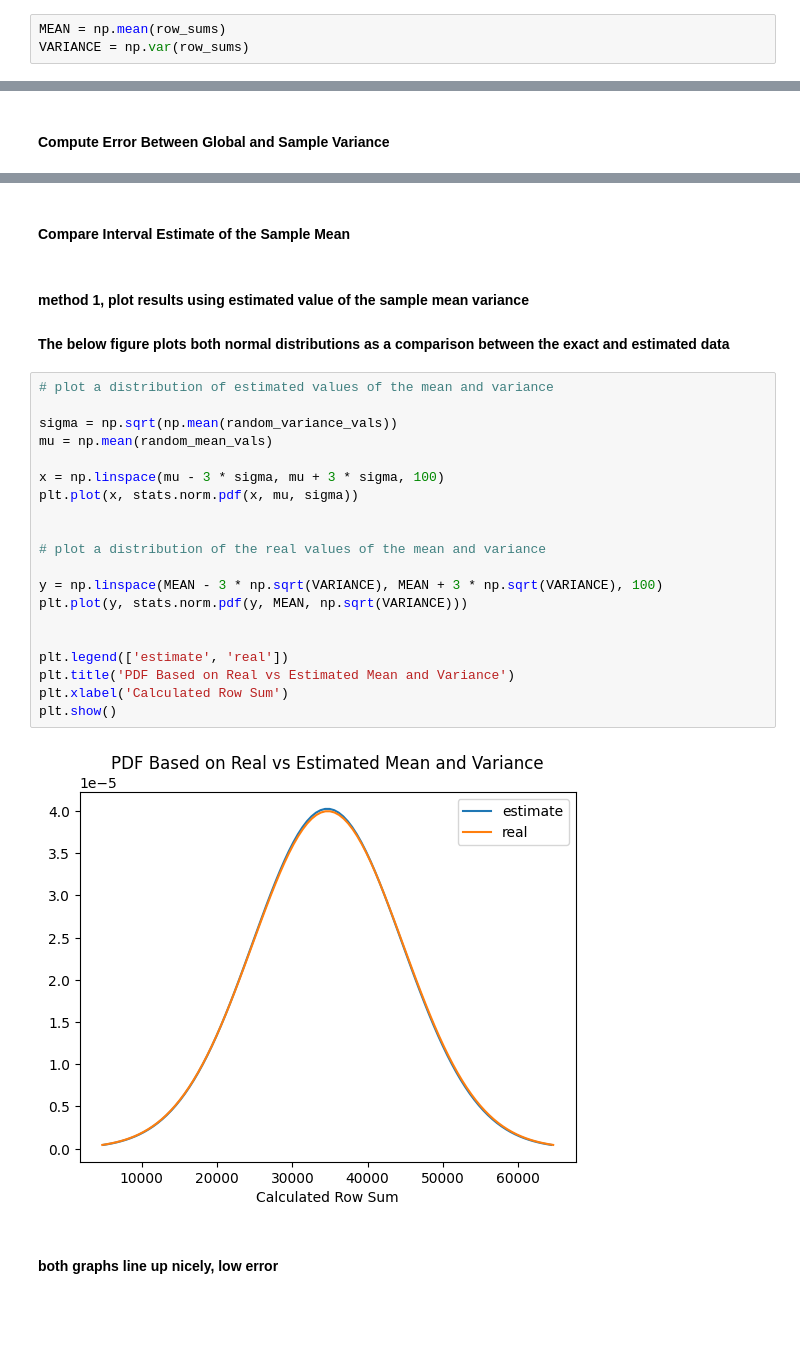
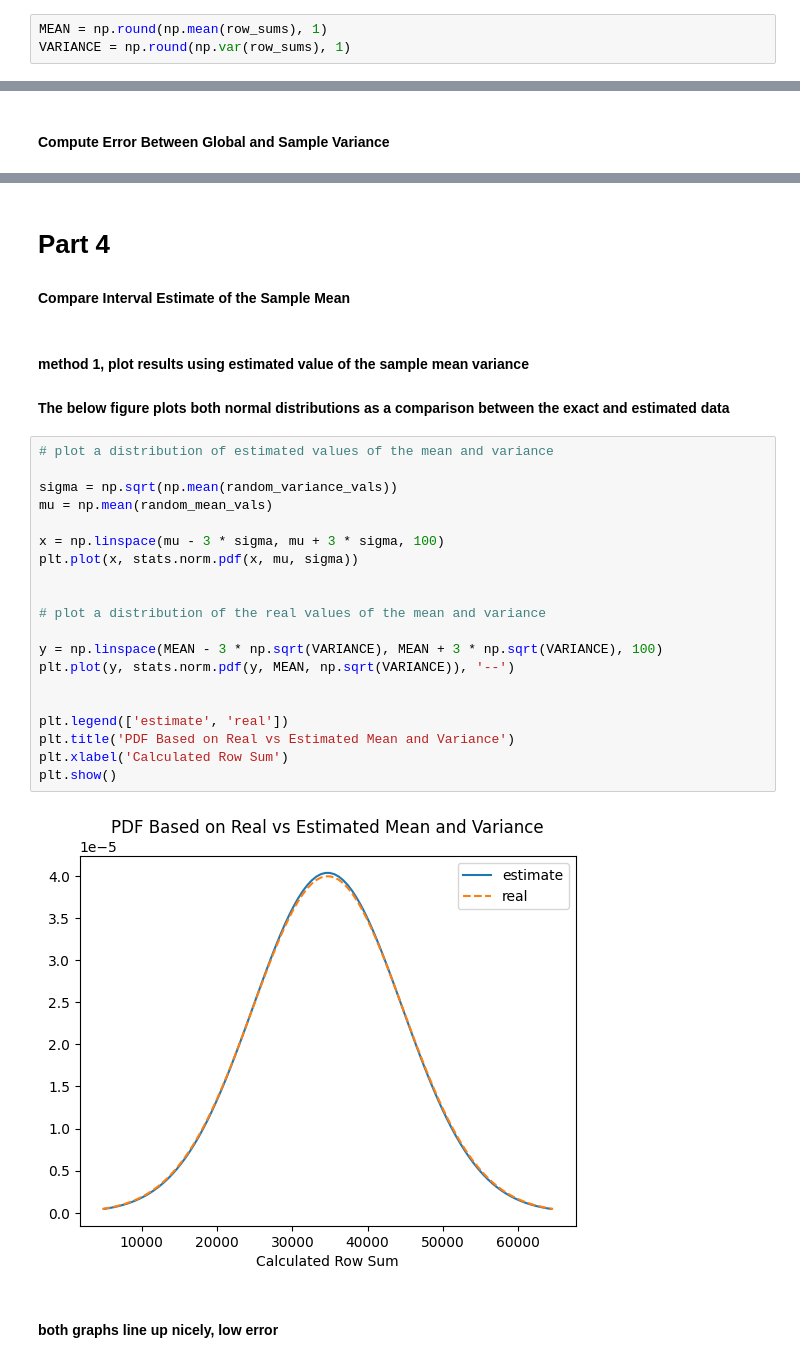
Before and after one commit to codycosta/ENGR201, a Jupyter notebook: hw8.ipynb, the cells around one changed output, grey strips where cells are left out. Saved outputs shown, nothing was run; the diff lists cells and outputs as text; blank space fills up the shorter version.

```diff
--- a/hw8.ipynb
+++ b/hw8.ipynb
@@ -52,7 +51,7 @@ Length: 40000, dtype: uint64
 #### Compute Mean and Variance
 # %%
-MEAN = np.mean(row_sums)
-VARIANCE = np.var(row_sums)
+MEAN = np.round(np.mean(row_sums), 1)
+VARIANCE = np.round(np.var(row_sums), 1)
 # %%
 MEAN, VARIANCE
 # %% [output]
@@ -131,4 +135,5 @@ print(f'{np.round(var_err, 2)} % error')
 # %% [markdown]
+# Part 4
 #### Compare Interval Estimate of the Sample Mean
 # %% [markdown]
 #### method 1, plot results using estimated value of the sample mean variance
@@ -136,25 +141,25 @@ print(f'{np.round(var_err, 2)} % error')
 # %%
 # plot a distribution of estimated values of the mean and variance
 
 sigma = np.sqrt(np.mean(random_variance_vals))
 mu = np.mean(random_mean_vals)
 
 x = np.linspace(mu - 3 * sigma, mu + 3 * sigma, 100)
 plt.plot(x, stats.norm.pdf(x, mu, sigma))
 
 
 # plot a distribution of the real values of the mean and variance
 
 y = np.linspace(MEAN - 3 * np.sqrt(VARIANCE), MEAN + 3 * np.sqrt(VARIANCE), 100)
-plt.plot(y, stats.norm.pdf(y, MEAN, np.sqrt(VARIANCE)))
+plt.plot(y, stats.norm.pdf(y, MEAN, np.sqrt(VARIANCE)), '--')
 
 
 plt.legend(['estimate', 'real'])
 plt.title('PDF Based on Real vs Estimated Mean and Variance')
 plt.xlabel('Calculated Row Sum')
 plt.show()
 # %% [output]
-[figure, old version]
+[figure, new version]
 # %% [markdown]
 #### both graphs line up nicely, low error
 # %% [markdown]
```
Also changed, not shown: parts of 19 cells of this notebook.
